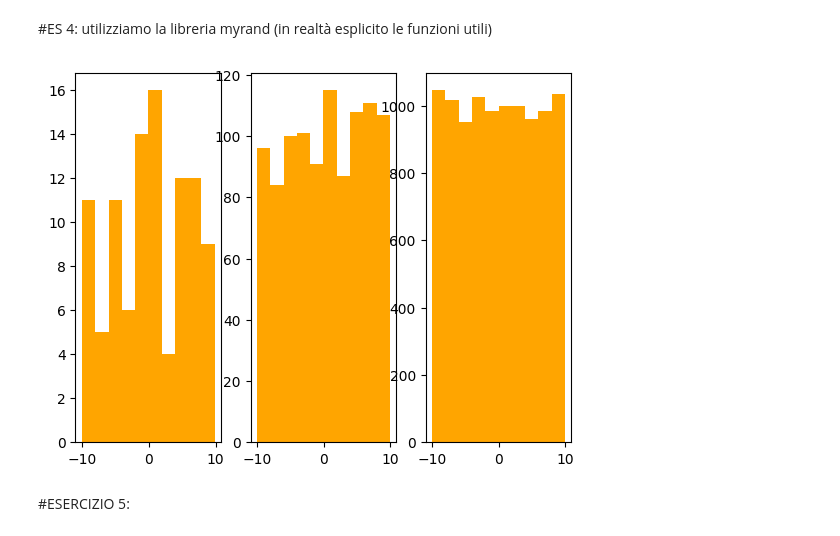
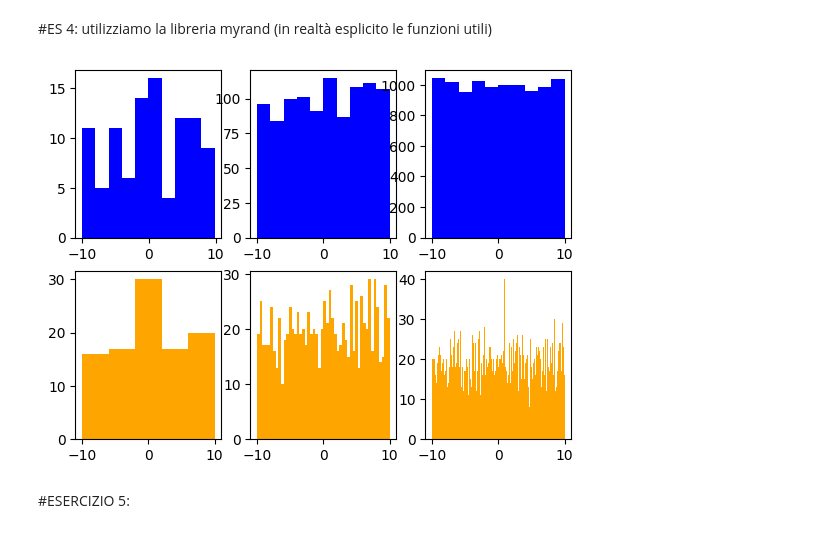
Before and after one commit to francescobellina/lezione4, a Jupyter notebook: ESERCIZI.ipynb, the cells around one changed output. Saved outputs shown, nothing was run; the diff lists cells and outputs as text; code cells hidden in the pictures.

```diff
--- a/ESERCIZI.ipynb
+++ b/ESERCIZI.ipynb
@@ -147,6 +147,9 @@ axes[2].hist(list1)
 # %% [markdown]
 #ES 4: utilizziamo la libreria myrand (in realtà esplicito le funzioni utili)
 # %%
+#Si implementi un generatore di numeri pseudo-casuali secondo una distribuzione uniforme
+#fra due estremi arbitrari.
+
 import random
 import matplotlib.pyplot as plt
 import numpy as np
@@ -210,40 +213,57 @@ def main () :
 
     bin_edges0 = np.linspace (xMin, xMax, nBins0)  # edges o the histogram bins
     bin_edges1 = np.linspace (xMin, xMax, nBins1)
     bin_edges2 = np.linspace (xMin, xMax, nBins2)
     # disegno della funzione
-    fig, ax = plt.subplots (1,3)
+    fig, ax = plt.subplots (2,3)
 
 
     #ax.set_title ('Histogram of random numbers', size=14)
     #ax.set_xlabel ('random value')
     #ax.set_ylabel ('events in bin')
 
-    ax[0].hist (randlist0,      # list of numbers
+    ax[0][0].hist (randlist0,      # list of numbers
              #bins = bin_edges0,
+             color = 'blue',
+             # normed = True,
+            )
+    ax[0][1].hist (randlist1,      # list of numbers
+             #bins = bin_edges1,
+             color = 'blue',
+             # normed = True,
+            )
+    ax[0][2].hist (randlist2,      # list of numbers
+             #bins = bin_edges2,
+             color = 'blue',
+             # normed = True,
+            )
+
+    #ORA LE CONFRONTIAMO CON IL BINNING INCLUSO come parametro:
+    ax[1][0].hist (randlist0,      # list of numbers
+             bins = bin_edges0,
              color = 'orange',
              # normed = True,
             )
-    ax[1].hist (randlist1,      # list of numbers
-             #bins = bin_edges1,
+    ax[1][1].hist (randlist1,      # list of numbers
+             bins = bin_edges1,
              color = 'orange',
              # normed = True,
             )
-    ax[2].hist (randlist2,      # list of numbers
-             #bins = bin_edges2,
+    ax[1][2].hist (randlist2,      # list of numbers
+             bins = bin_edges2,
              color = 'orange',
              # normed = True,
             )
    #plt.savefig ('es_4.4.png')
 
 
 # ---- ---- ---- ---- ---- ---- ---- ---- ---- ---- ---- ---- ----
 
 
 if __name__ == "__main__":
     main ()
 # %% [output]
-[figure, old version]
+[figure, new version]
 # %% [markdown]
 #ESERCIZIO 5:
 # %%
```
Also changed, not shown: parts of 2 cells of this notebook.
